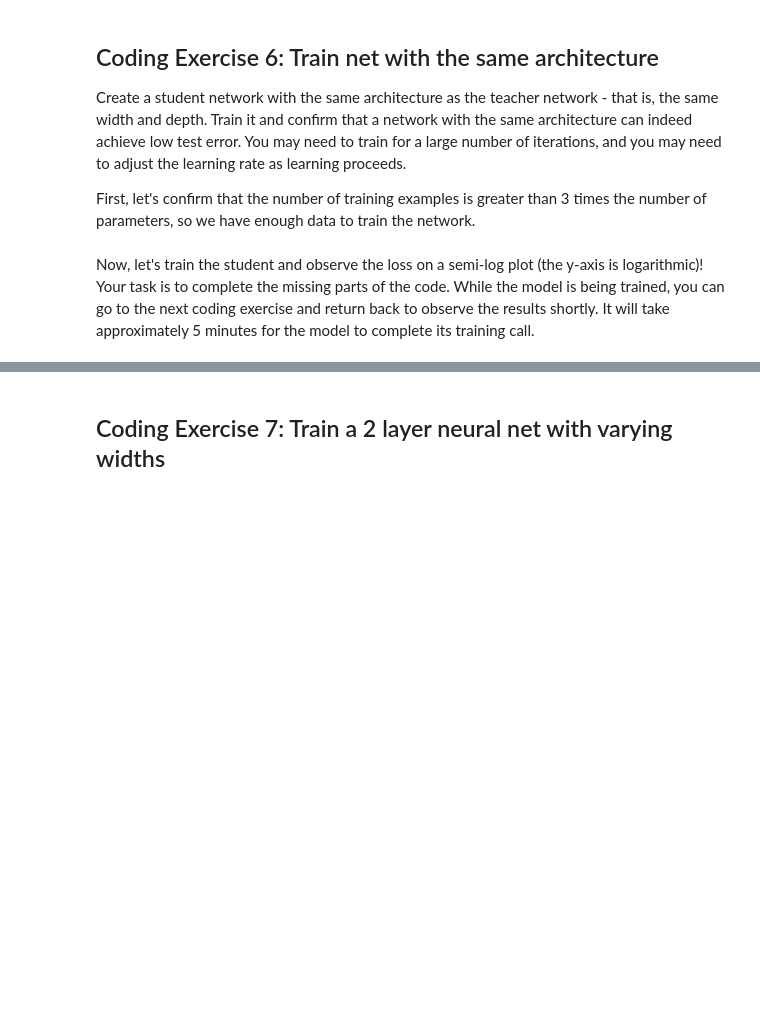
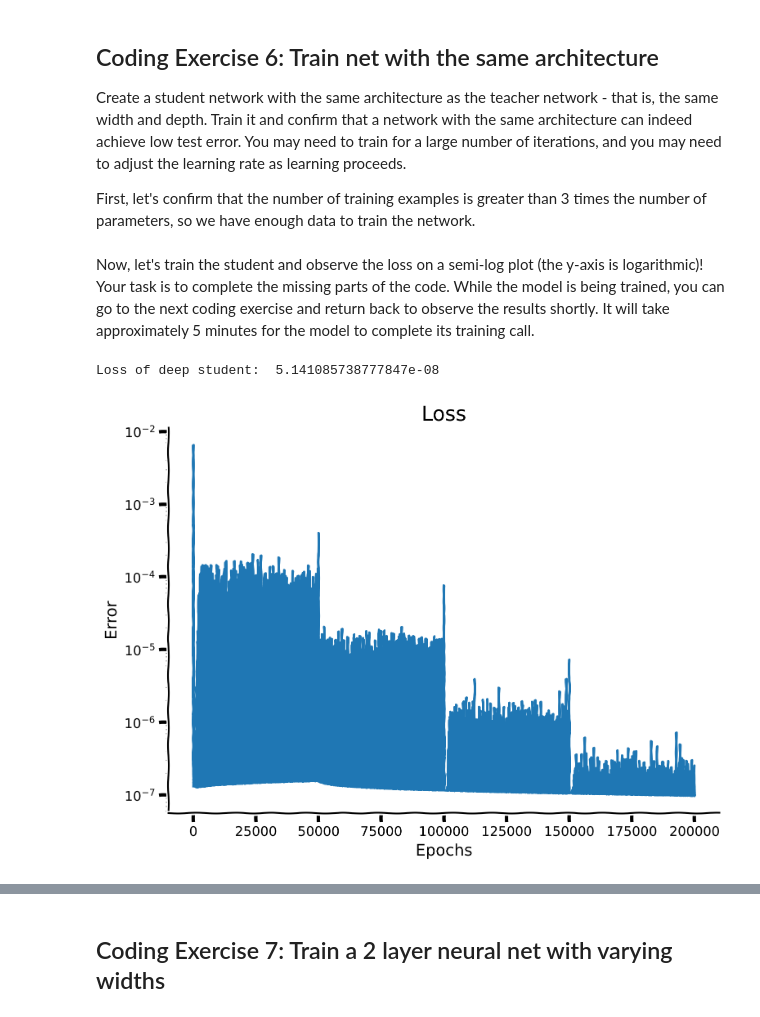
Before and after one commit to sabertoaster/Neuromatch-NeuroAI, a Jupyter notebook: tutorials/W2D1_Macrocircuits/student/W2D1_Tutorial1.ipynb, the cells around one changed output, grey strips where cells are left out. Drawn from its saved outputs; the diff is of its cells as text; code cells hidden in the pictures; blank space fills up the shorter version.

```diff
--- a/tutorials/W2D1_Macrocircuits/student/W2D1_Tutorial1.ipynb
+++ b/tutorials/W2D1_Macrocircuits/student/W2D1_Tutorial1.ipynb
@@ -640,11 +640,11 @@ def compute_loss(net, X, y):
     ## Fill out the following then remove
     # raise NotImplementedError("Student exercise: complete loss calculation.")
     ###################################################################
-    loss_fn = torch.nn.
+    loss_fn = nn.MSELoss()
 
-    y_pred = ...
-    loss = loss_fn(..., ...)
-    loss = float(...)
+    y_pred = net(X)
+    loss = loss_fn(y_pred, y)
+    loss = float(loss)
     return loss
 
 loss = compute_loss(net, X, y)
@@ -718,21 +724,21 @@ Create a *deep* teacher network that accepts inputs of size `5`. Give the networ
 # %%
 ###################################################################
 ## Fill out the following then remove
-raise NotImplementedError("Student exercise: complete set up.")
+# raise NotImplementedError("Student exercise: complete set up.")
 ###################################################################
 torch.manual_seed(-1)
 
 # Create teacher
-n_in = ...     # input dimension
-W_teacher, D_teacher = ..., ...  # teacher width, depth
-sigma_teacher = ...     # teacher weight variance
-teacher = make_MLP(..., ..., ...)
-initialize_layers(..., ...)
+n_in = 5     # input dimension
+W_teacher, D_teacher = 5, 5  # teacher width, depth
+sigma_teacher = 2.0     # teacher weight variance
+teacher = make_MLP(n_in, W_teacher, D_teacher)
+initialize_layers(teacher, sigma_teacher)
 
 # generate train and test set
-N_train, N_test = ..., ...
-X_train, y_train = make_data(..., ..., ...)
-X_test, y_test = make_data(..., ..., ...)
+N_train, N_test = 4000, 1000
+X_train, y_train = make_data(teacher, n_in, N_train)
+X_test, y_test = make_data(teacher, n_in, N_test)
 
 np.testing.assert_allclose(X_test[0][0].item(), 0.19076240062713623, err_msg = "Expected value of data is different!")
 # %% [markdown]
@@ -766,21 +778,24 @@ Now, let's train the student and observe the loss on a semi-log plot (the y-axis
 # %%
 ###################################################################
 ## Fill out the following then remove
-raise NotImplementedError("Student exercise: train student on the generated data from teacher.")
+# raise NotImplementedError("Student exercise: train student on the generated data from teacher.")
 ###################################################################
 lr = 0.003
 Es_deep = []
 for i in range(4):
-    Es_deep.append(train_model(..., ..., ..., 50000, ...))
+    Es_deep.append(train_model(student, X_train, y_train, 50000, lr))
     #observe we reduce learning rate
     lr /= 3
 Es_deep = np.array(Es_deep)
 Es_deep = Es_deep.ravel()
 
 # evaluate test error
-loss_deep = compute_loss(..., ..., ...) / float(y_test.var())
+loss_deep = compute_loss(student, X_test, y_test) / float(y_test.var())
 print("Loss of deep student: ",loss_deep)
 plot_loss(Es_deep)
+# %% [output]
+Loss of deep student:  5.141085738777847e-08
+[figure, added]
 # %% [markdown]
 [*Click for solution*](https://github.com/neuromatch/NeuroAI_Course/tree/main/tutorials/W2D1_Macrocircuits/solutions/W2D1_Tutorial1_Solution_a5e90b35.py)
 
```
Also changed, not shown: parts of 20 cells of this notebook.
